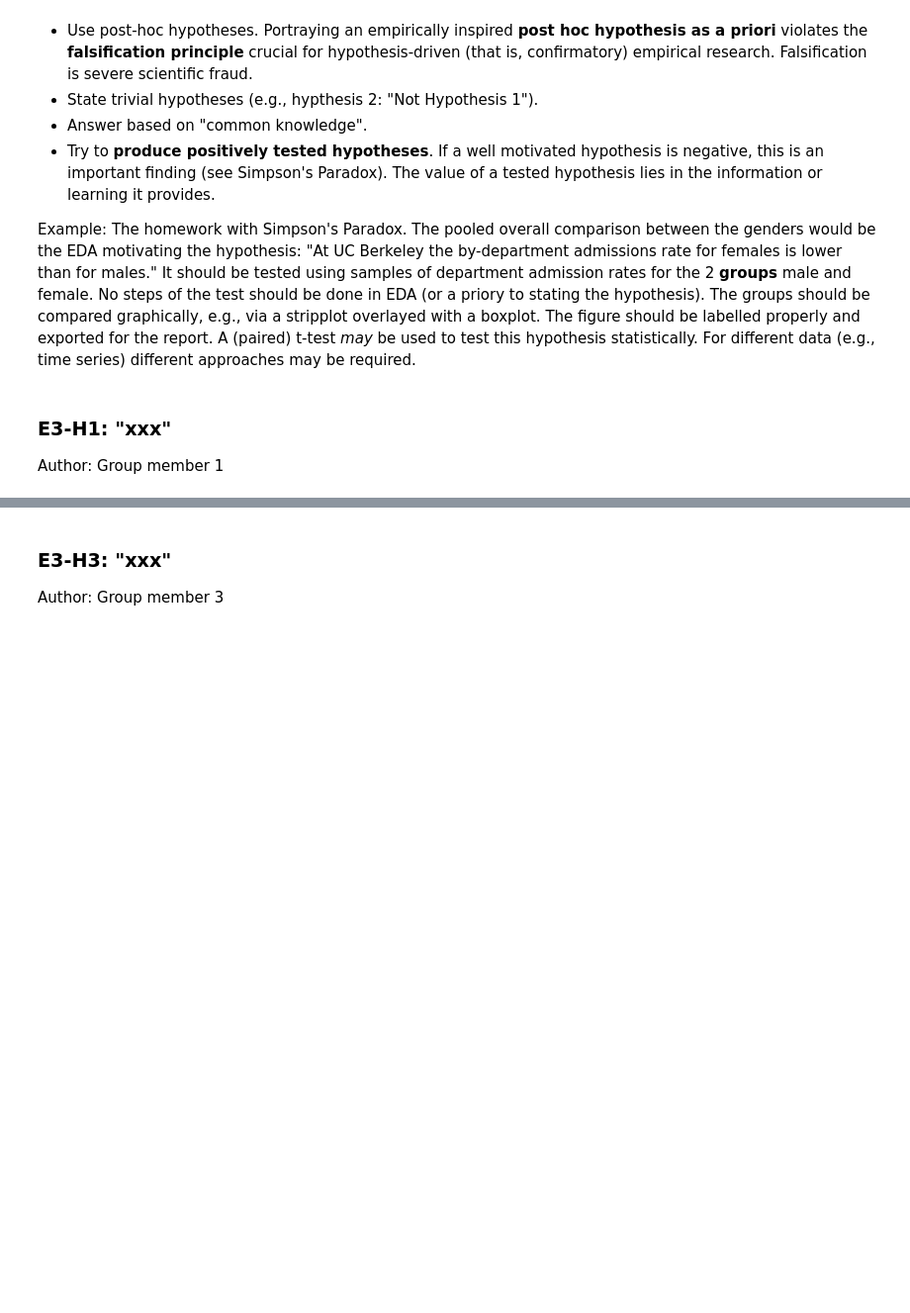
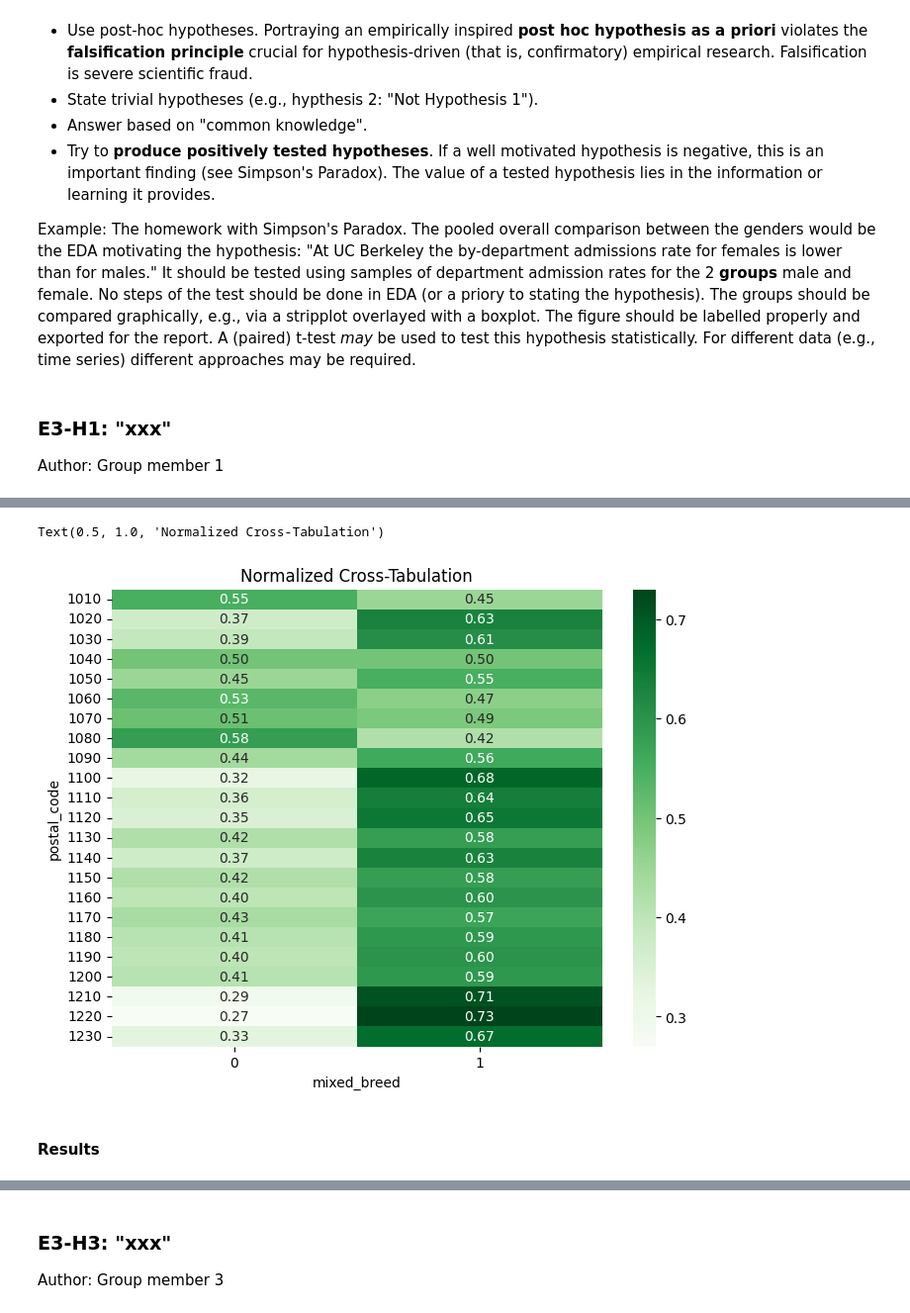
Before and after one commit to Abbastanza/data_engineering_py, a Jupyter notebook: prj01.ipynb, the cells around one changed output, grey strips where cells are left out. Shown at 99% size. Cells and saved outputs as stored; diff of their text form; code cells hidden in the pictures; blank space fills up the shorter version.

```diff
--- a/prj01.ipynb
+++ b/prj01.ipynb
@@ -358,0 +424,10 @@ Author: Group member 2
+# %%
+contingency_table4 = pd.crosstab(df['postal_code'], df['mixed_breed'], normalize='index').round(2)
+plt.figure(figsize=(8, 6))
+sns.heatmap(contingency_table4, annot=True, cmap='Greens', cbar=True, fmt=".2f")
+plt.title('Normalized Cross-Tabulation')
+# %% [output]
+Text(0.5, 1.0, 'Normalized Cross-Tabulation')
+[figure, added]
+# %% [markdown]
+#### Results
```
Also changed, not shown: parts of 14 cells of this notebook.
